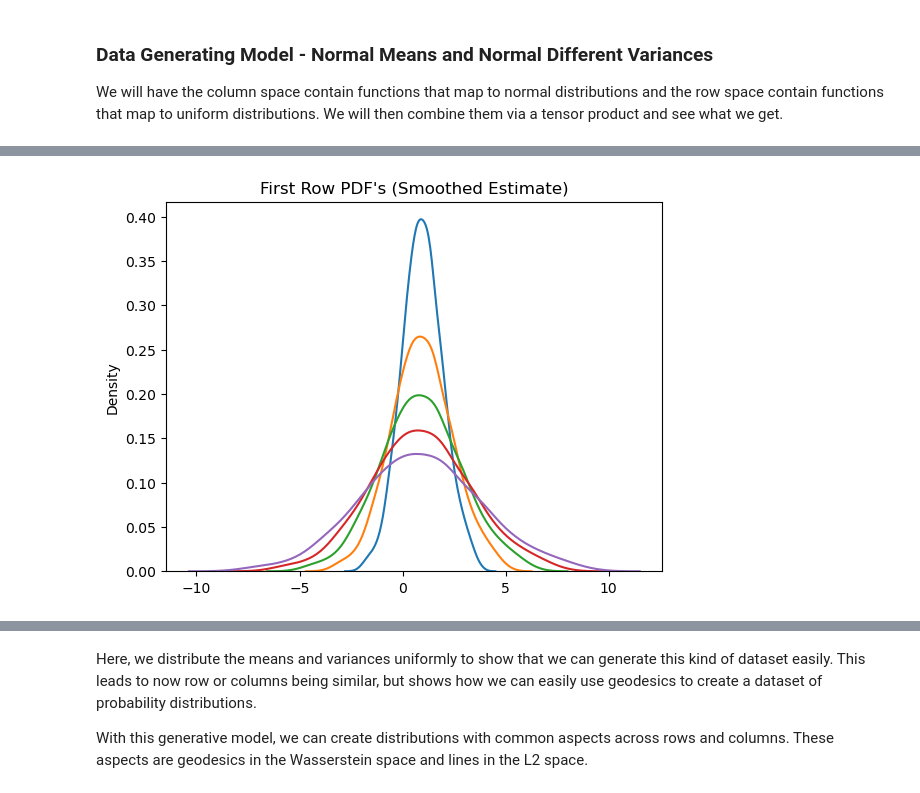
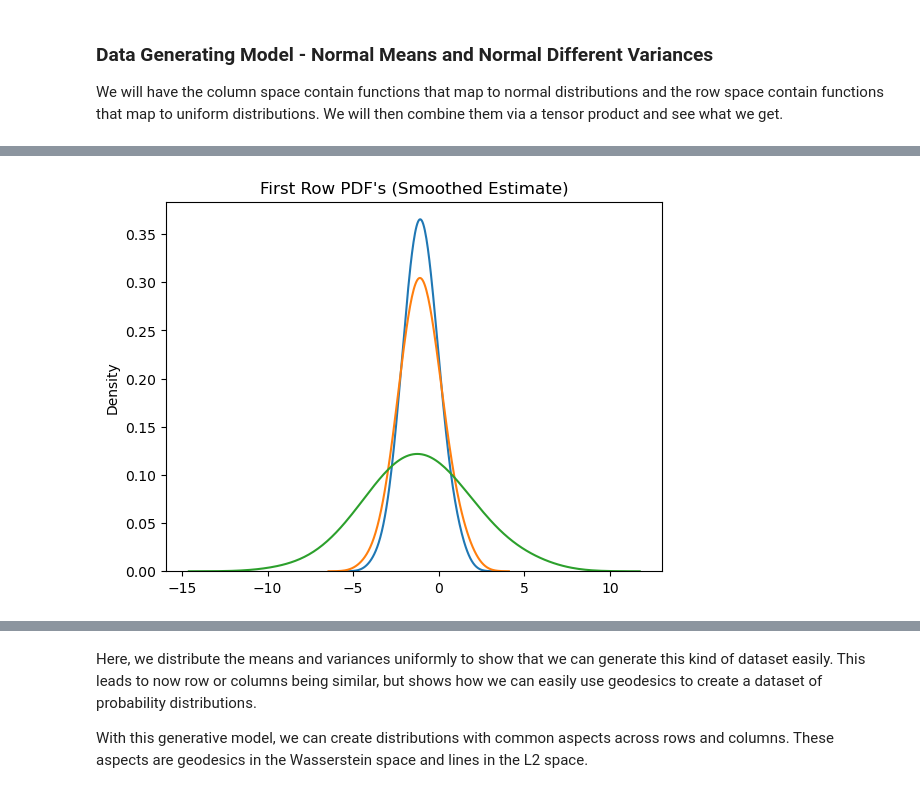
Before and after one commit to jacobf18/Dist-NN, a Jupyter notebook: nearest_neighbors.ipynb, the cells around one changed output, grey strips where cells are left out. Drawn from its saved outputs; the diff is of its cells as text; code cells hidden in the pictures.

```diff
--- a/nearest_neighbors.ipynb
+++ b/nearest_neighbors.ipynb
@@ -296,0 +308,23 @@ plt.show()
+# %%
+ax = plt.subplot()
+
+cdf1.cdf.plot(ax)
+cdf2.cdf.plot(ax)
+mid_cdf1.cdf.plot(ax)
+mid_cdf2.cdf.plot(ax)
+mid_cdf3.cdf.plot(ax)
+
+plt.title("2-Wasserstein Geodesic between normal and uniform distributions")
+plt.legend(["Normal", "Uniform", "t=0.25", "t=0.50", "t=0.75"])
+plt.savefig("normal_uniform_cdf_interp.eps")
+
+plt.figure()
+bw_adjust = 2.0
+sns.kdeplot(exp_map_empirical(interpolate(f1,f2,0), ref_samples), bw_adjust=bw_adjust)
+sns.kdeplot(exp_map_empirical(interpolate(f1,f2,1.0), ref_samples), bw_adjust=bw_adjust)
+sns.kdeplot(exp_map_empirical(interpolate(f1,f2,0.25), ref_samples), bw_adjust=bw_adjust)
+sns.kdeplot(exp_map_empirical(interpolate(f1,f2,0.5), ref_samples), bw_adjust=bw_adjust)
+sns.kdeplot(exp_map_empirical(interpolate(f1,f2,0.75), ref_samples), bw_adjust=bw_adjust)
+plt.savefig("normal_uniform_kde.eps")
+
+plt.show()
@@ -390,10 +452,10 @@ plt.show()
 # %%
 # Let's create a dataset
 num_rows = 3
-num_cols = 5
+num_cols = 3
 
-t_row = np.linspace(0,1,num_rows)
-t_col = np.linspace(0,1,num_cols)
+t_row = [0, 0.1, 1]
+t_col = [0, 0.1, 1]
 
 row_log_f = []
 col_log_f = []
@@ -404,8 +466,12 @@ for i in range(num_rows):
 for j in range(num_cols):
     col_log_f.append(interpolate(var_f1, var_f2, t_col[j]))
 
-log_f_table = [[] for _ in range(num_rows)]
+log_f_table = {}
 
 for i, j in product(range(num_rows), range(num_cols)):
-    f_combined = lambda x : (row_log_f[i](x) + col_log_f[j](x)) * 0.5
-    log_f_table[i].append(f_combined)
+    log_f_table[(i,j)] = lambda x, i = i, j = j : (row_log_f[i](x) + col_log_f[j](x)) * 0.5
+# %%
+x = np.linspace(-10,10,1000)
+
+for i, j in product(range(num_rows), range(num_cols)):
+    plt.plot(x, log_f_table[i,j](x))
@@ -412,12 +480,10 @@ for i, j in product(range(num_rows), range(num_cols)):
 # %%
-x = np.linspace(-10,10,1000)
-
 plt.title("First Row PDF's (Smoothed Estimate)")
 for j in range(num_cols):
-    sns.kdeplot(exp_map_empirical(log_f_table[0][j], ref_samples))
+    sns.kdeplot(exp_map_empirical(log_f_table[0,j], ref_samples), bw_adjust=bw_adjust)
 plt.show()
 # %% [output]
-[figure, old version]
+[figure, new version]
 # %%
 plt.title("First Column PDF's (Smoothed Estimate)")
 for i in range(num_rows):
```
Also changed, not shown: parts of 36 cells of this notebook, 11 other files.
